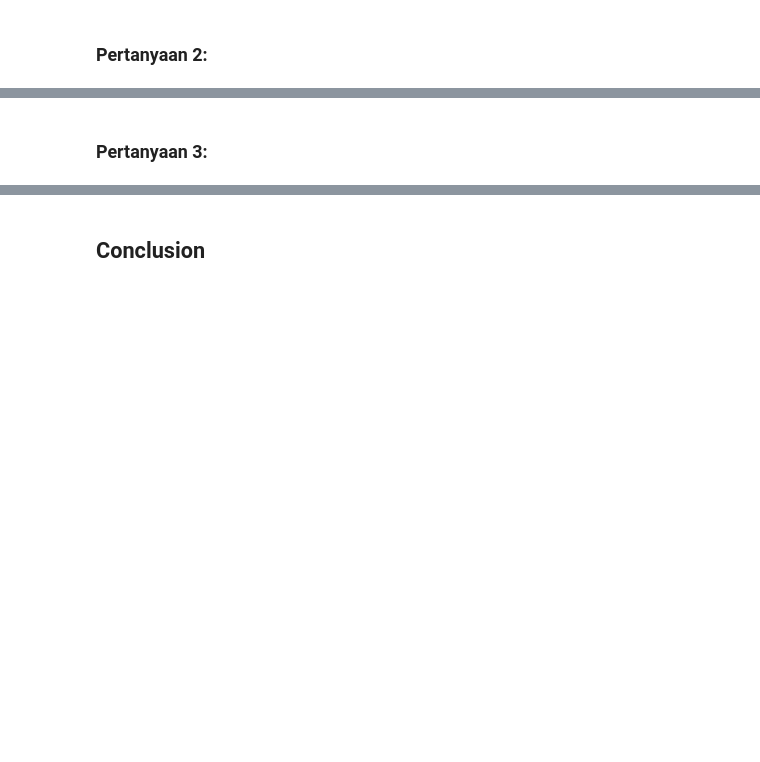
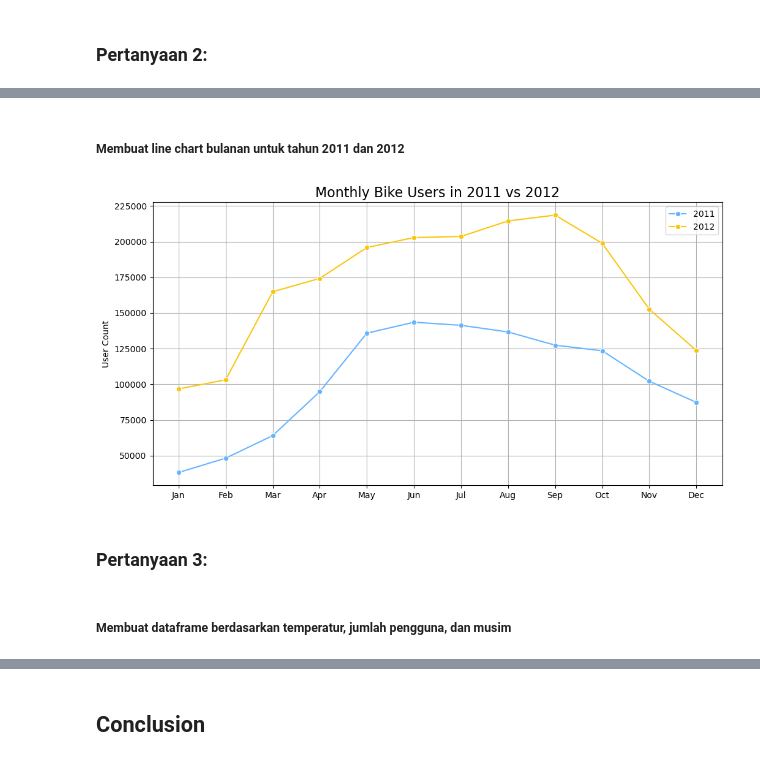
Before and after one commit to mdyustisia/Bike_Sharing_Analysis, a Jupyter notebook: Proyek_Analisis_Data.ipynb, the cells around one changed output, grey strips where cells are left out. Drawn from its saved outputs; the diff is of its cells as text; code cells hidden in the pictures; blank space fills up the shorter version.

Commit message:
Updates notebook
fix mixing list

```diff
--- a/Proyek_Analisis_Data.ipynb
+++ b/Proyek_Analisis_Data.ipynb
@@ -227,6 +239,8 @@ day_df['year'] = day_df['dteday'].dt.year
 monthly_users_df = day_df.groupby(['year', 'month']).agg({'cnt': 'sum'}).reset_index()
 monthly_users_df.rename(columns={'cnt': 'user_count'}, inplace=True)
 
+month_order = ["Jan", "Feb", "Mar", "Apr", "May", "Jun", "Jul", "Aug", "Sep", "Oct", "Nov", "Dec"] #List bulan untuk dikategorikan
+
 monthly_users_df['month'] = pd.Categorical(monthly_users_df['month'], categories=month_order, ordered=True)
 monthly_users_df = monthly_users_df.sort_values(['year', 'month'])
 
@@ -236,18 +255,24 @@ NameError: name 'month_order' is not defined
+# %% [markdown]
+##### Membuat line chart bulanan untuk tahun 2011 dan 2012
 # %%
 plt.figure(figsize=(12, 6))
 
 sns.lineplot(data=monthly_users_df[monthly_users_df['year'] == 2011], x='month', y='user_count', marker='o', label='2011', color='#66B3FF')
 sns.lineplot(data=monthly_users_df[monthly_users_df['year'] == 2012], x='month', y='user_count', marker='o', label='2012', color='#FAC60C')
 
 plt.title('Monthly Bike Users in 2011 vs 2012', fontsize=16)
 plt.xlabel(None)
-plt.ylabel(None)
+plt.ylabel('User Count')
 plt.grid(True)
 plt.legend()
 
 plt.show()
+# %% [output]
+[figure, added]
 # %% [markdown]
 ### Pertanyaan 3:
+# %% [markdown]
+##### Membuat dataframe berdasarkan temperatur, jumlah pengguna, dan musim
 # %%
 temp_count_df = day_df.iloc[:, [2, 9, 15]]
 temp_count_df
```
Also changed, not shown: parts of 11 cells of this notebook.
